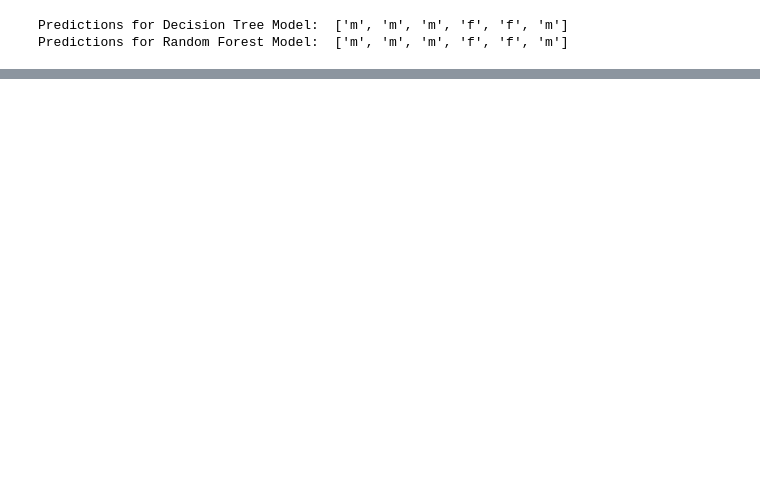
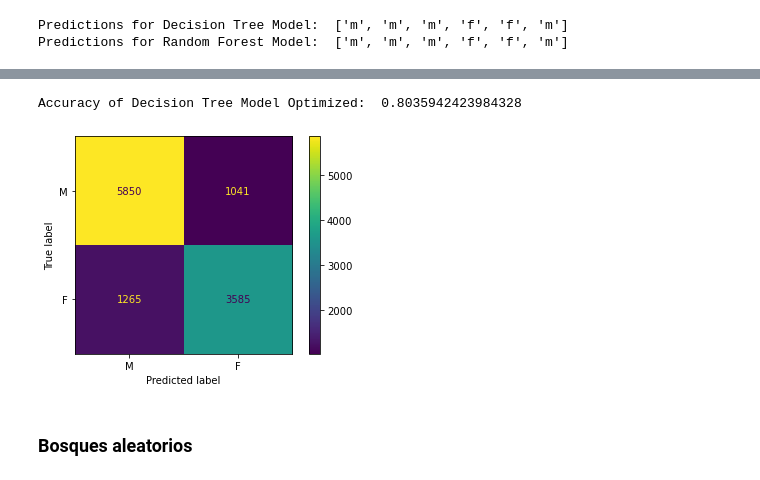
Before and after one commit to tyronfonseca/names-ml, a Jupyter notebook: names_trees.ipynb, the cells around one changed output, grey strips where cells are left out. Saved outputs shown, nothing was run; the diff lists cells and outputs as text; code cells hidden in the pictures; blank space fills up the shorter version.

```diff
--- a/names_trees.ipynb
+++ b/names_trees.ipynb
@@ -97,0 +162,13 @@ Predictions for Random Forest Model:  ['m', 'm', 'm', 'f', 'f', 'm']
+# %%
+tree_model_op = DecisionTreeClassifier(max_depth=10, max_features=20)
+tree_model_op.fit(X, y)
+tree_model_pred = tree_model_op.predict(X)
+print('Accuracy of Decision Tree Model Optimized: ', accuracy_score(y, tree_model_pred))
+# %% [output]
+Accuracy of Decision Tree Model Optimized:  0.8035942423984328
+# %%
+show_confusion_matrix(tree_model_op, X, y)
+# %% [output]
+[figure, added]
+# %% [markdown]
+### Bosques aleatorios
```
Also changed, not shown: parts of 24 cells of this notebook, 2 other files.
